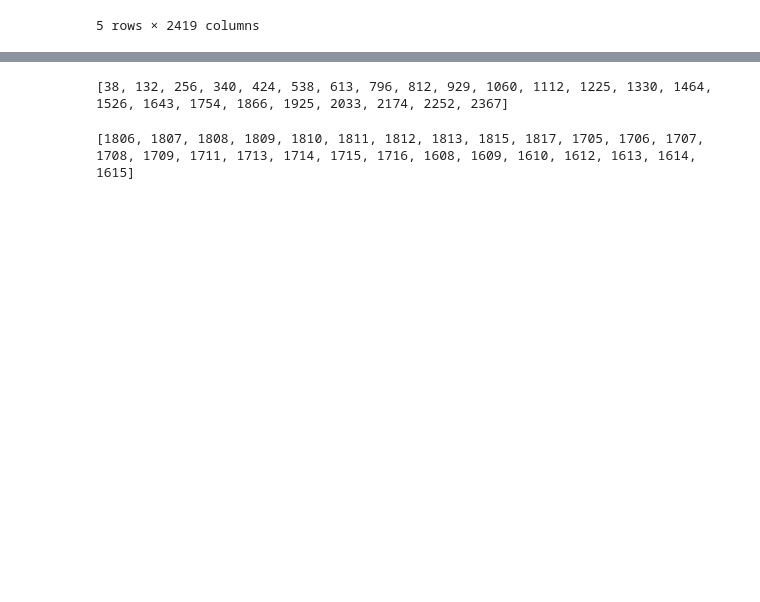
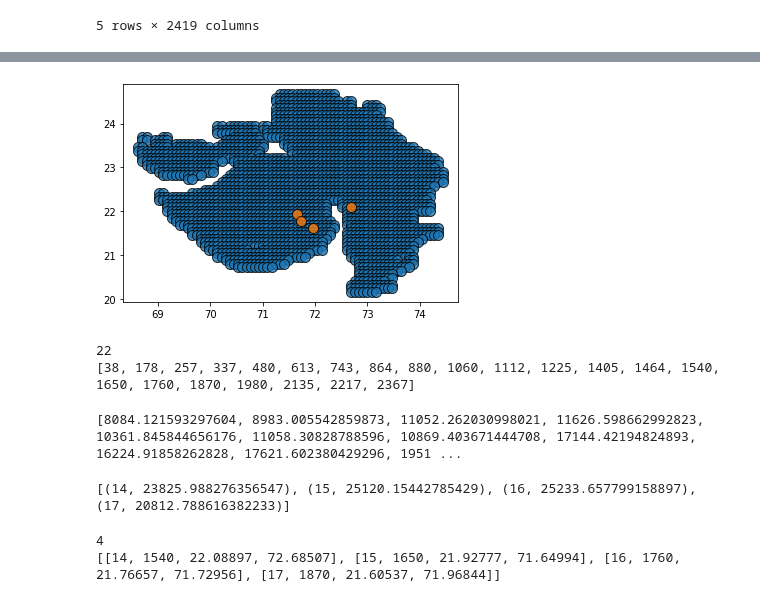
Before and after one commit to ishaan9006/agricultural-waste-utilization, a Jupyter notebook: run.ipynb, the cells around one changed output, grey strips where cells are left out. Drawn from its saved outputs; the diff is of its cells as text; code cells hidden in the pictures; blank space fills up the shorter version.

```diff
--- a/run.ipynb
+++ b/run.ipynb
@@ -255,0 +248,11 @@ depot_locations, cost_to_depot, sites_left = opt.getOptimalResults(mx_num_depots
+# %%
+sites_left_lat = [i[2] for i in sites_left]
+sites_left_lon = [i[3] for i in sites_left]
+# %%
+lat = db['Latitude']
+lon = db['Longitude']
+plt.scatter(lon, lat, s=100, edgecolor='k', alpha=0.8)
+plt.scatter(sites_left_lon, sites_left_lat, s=100, edgecolor='k', alpha=0.8)
+plt.show()
+# %% [output]
+[figure, added]
@@ -256,11 +261,24 @@ depot_locations, cost_to_depot, sites_left = opt.getOptimalResults(mx_num_depots
 # %%
+print(len(depot_locations))
 print(depot_locations)
 # %% [output]
-[38, 132, 256, 340, 424, 538, 613, 796, 812, 929, 1060, 1112, 1225, 1330, 1464, 1526, 1643, 1754, 1866, 1925, 2033, 2174, 2252, 2367]
+22
+[38, 178, 257, 337, 480, 613, 743, 864, 880, 1060, 1112, 1225, 1405, 1464, 1540, 1650, 1760, 1870, 1980, 2135, 2217, 2367]
+# %%
+print(biomass)
+# %% [output]
+[8084.121593297604, 8983.005542859873, 11052.262030998021, 11626.598662992823, 10361.845844656176, 11058.30828788596, 10869.403671444708, 17144.42194824893, 16224.91858262828, 17621.602380429296, 1951 ...
+# %%
+x = [(ind, i) for ind, i in enumerate(biomass) if i >= 20000]
+print(x)
+# %% [output]
+[(14, 23825.988276356547), (15, 25120.15442785429), (16, 25233.657799158897), (17, 20812.788616382233)]
 # %%
+print(len(sites_left))
 print(sites_left)
 # %% [output]
-[1806, 1807, 1808, 1809, 1810, 1811, 1812, 1813, 1815, 1817, 1705, 1706, 1707, 1708, 1709, 1711, 1713, 1714, 1715, 1716, 1608, 1609, 1610, 1612, 1613, 1614, 1615]
+4
+[[14, 1540, 22.08897, 72.68507], [15, 1650, 21.92777, 71.64994], [16, 1760, 21.76657, 71.72956], [17, 1870, 21.60537, 71.96844]]
 # %%
 ref_locations, cost_to_ref = opt.getOptimalRefLocations(db, depot_locations, show_map=True, show_depots=True)
 print(ref_locations)
```
Also changed, not shown: parts of 16 cells of this notebook.
